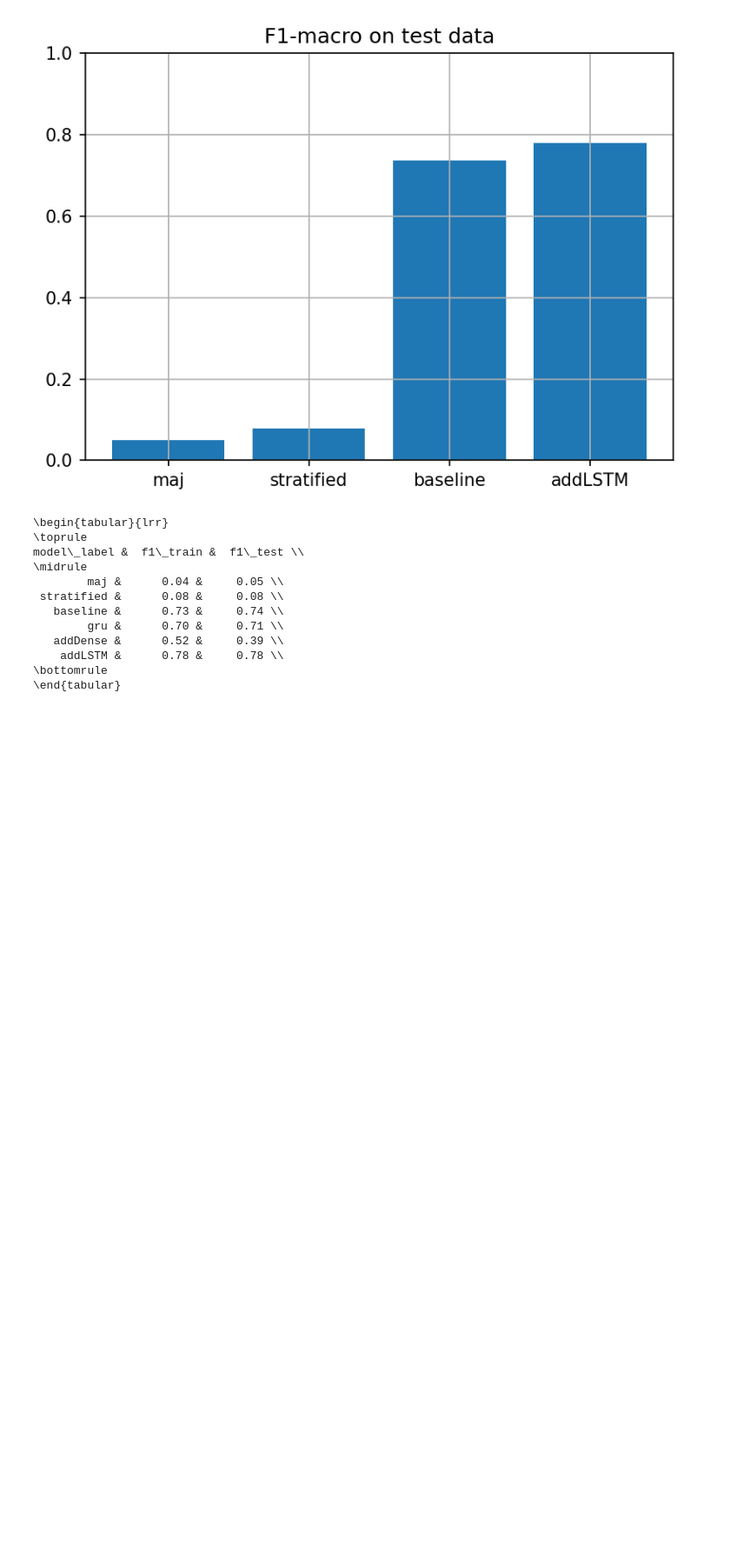
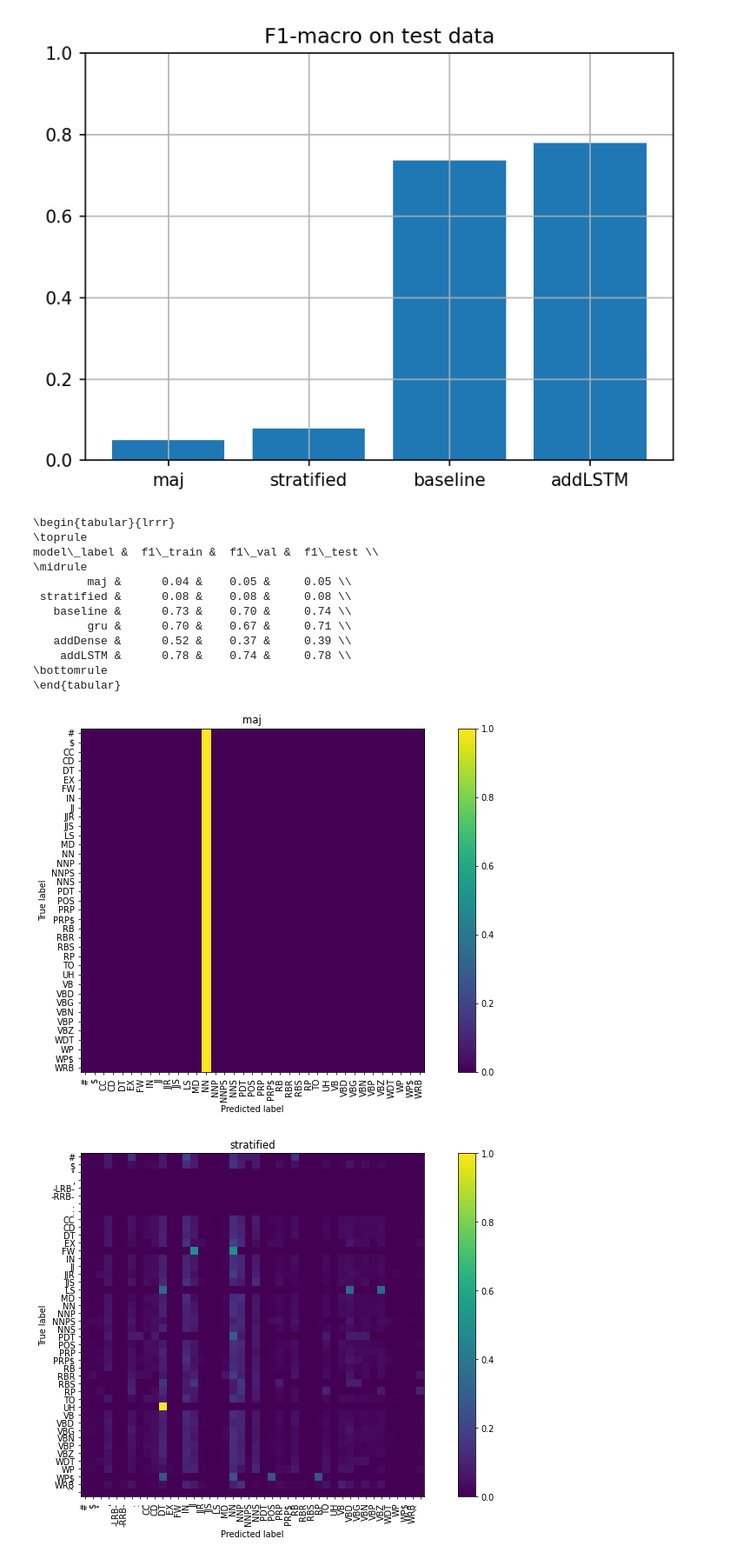
Before and after one commit to michele98/POS_tagging, a Jupyter notebook: OUTPUTPOS_tagging.ipynb, the cells around one changed output. Shown at 87% size. Drawn from its saved outputs; the diff is of its cells as text; code cells hidden in the pictures; blank space fills up the shorter version.

Commit message:
- add confusion matrix visualization   - add validation score in F1-table

```diff
--- a/OUTPUTPOS_tagging.ipynb
+++ b/OUTPUTPOS_tagging.ipynb
@@ -785,17 +785,29 @@ plt.show()
 # %% [output]
 [figure]
 # %%
-print(pd.DataFrame([{k: d[k] for k in ('model_label', 'f1_train', 'f1_test')} for d in prediction_data]).to_latex(index=False, float_format='%.2f'))
+print(pd.DataFrame([{k: d[k] for k in ('model_label', 'f1_train', 'f1_val', 'f1_test')} for d in prediction_data]).to_latex(index=False, float_format='%.2f'))
 # %% [output]
-\begin{tabular}{lrr}
+\begin{tabular}{lrrr}
 \toprule
-model\_label &  f1\_train &  f1\_test \\
+model\_label &  f1\_train &  f1\_val &  f1\_test \\
 \midrule
-        maj &      0.04 &     0.05 \\
- stratified &      0.08 &     0.08 \\
-   baseline &      0.73 &     0.74 \\
-        gru &      0.70 &     0.71 \\
-   addDense &      0.52 &     0.39 \\
-    addLSTM &      0.78 &     0.78 \\
+        maj &      0.04 &    0.05 &     0.05 \\
+ stratified &      0.08 &    0.08 &     0.08 \\
+   baseline &      0.73 &    0.70 &     0.74 \\
+        gru &      0.70 &    0.67 &     0.71 \\
+   addDense &      0.52 &    0.37 &     0.39 \\
+    addLSTM &      0.78 &    0.74 &     0.78 \\
 \bottomrule
 \end{tabular}
+# %%
+w, h, dpi = 800, 480, 70
+for data in prediction_data:
+    fig, ax = plt.subplots(figsize=(w/dpi, h/dpi), dpi=dpi)
+    ConfusionMatrixDisplay.from_predictions(y_val_cleaned, data[f'y_pred_val'], include_values=False, normalize='true', ax=ax)
+    ax.set_title(data['model_label'])
+    ax.set_xticklabels(ax.get_xticklabels(), rotation=90)
+    fig.tight_layout()
+    plt.show()
+# %% [output]
+[figure, added]
+[figure, added]
```
Also changed, not shown: parts of 1 cell of this notebook.
